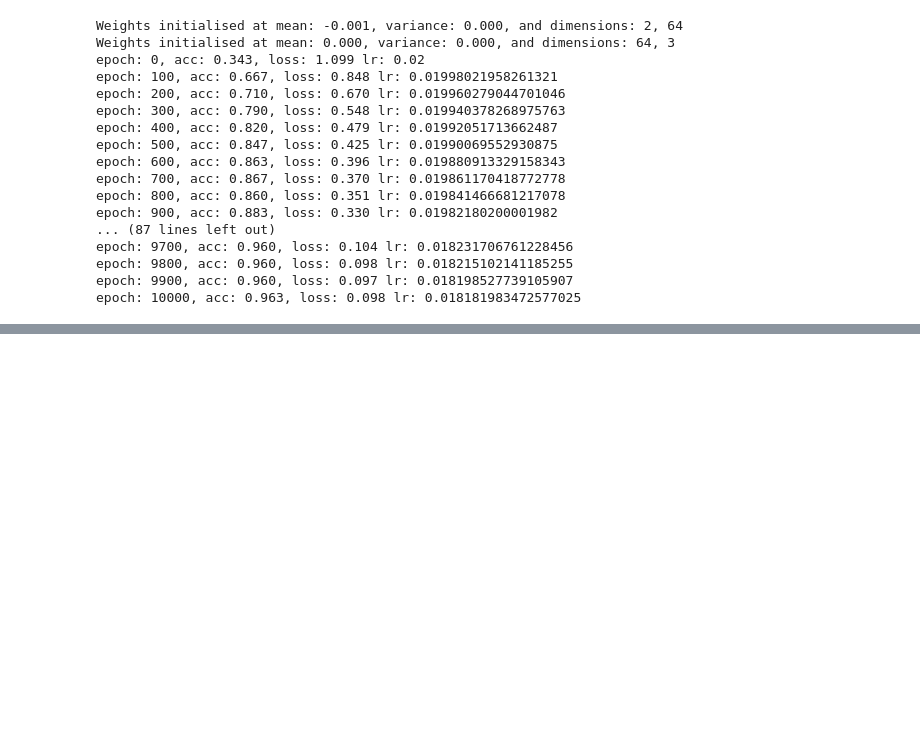
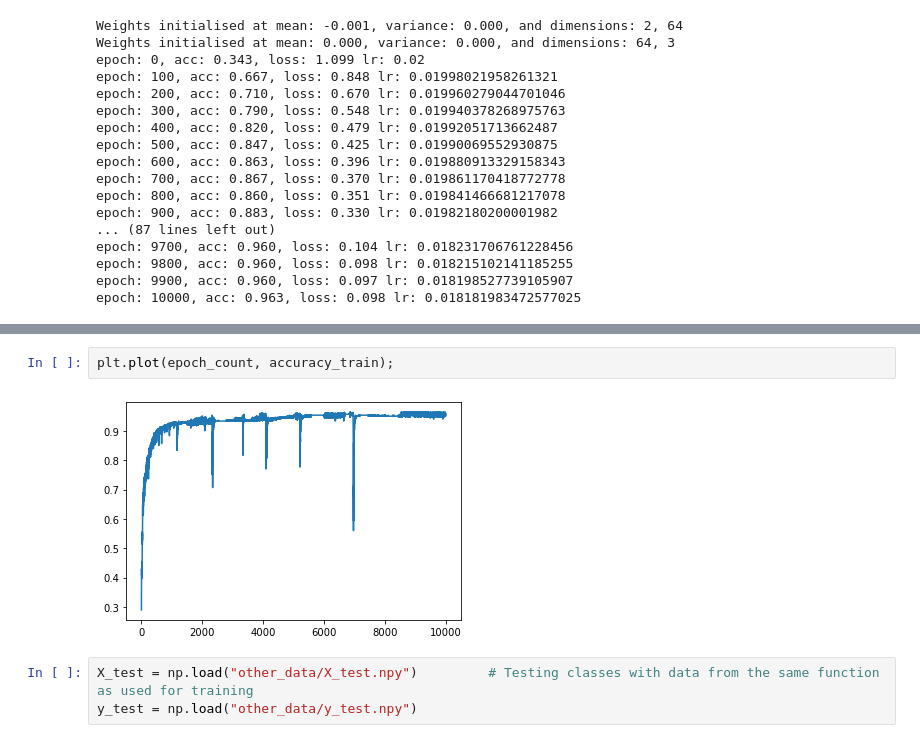
Before and after one commit to Assassinsarms/INM702_Coursework, a Jupyter notebook: T2Aaron_Mir_INM702_Task_2.ipynb, the cells around one changed output, grey strips where cells are left out. Drawn from its saved outputs; the diff is of its cells as text; blank space fills up the shorter version.

```diff
--- a/T2Aaron_Mir_INM702_Task_2.ipynb
+++ b/T2Aaron_Mir_INM702_Task_2.ipynb
@@ -703,0 +708,7 @@ class NeuralNetwork:
+# %%
+plt.plot(epoch_count, accuracy_train);
+# %% [output]
+[figure, added]
+# %%
+X_test = np.load("other_data/X_test.npy")         # Testing classes with data from the same function as used for training
+y_test = np.load("other_data/y_test.npy")
```
Also changed, not shown: parts of 11 cells of this notebook.
